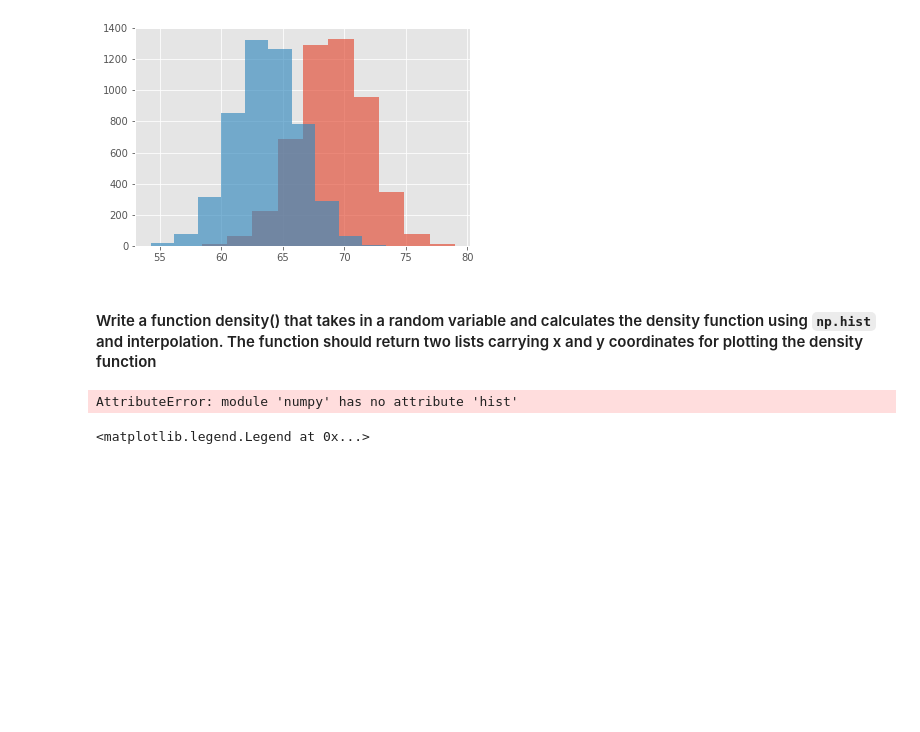
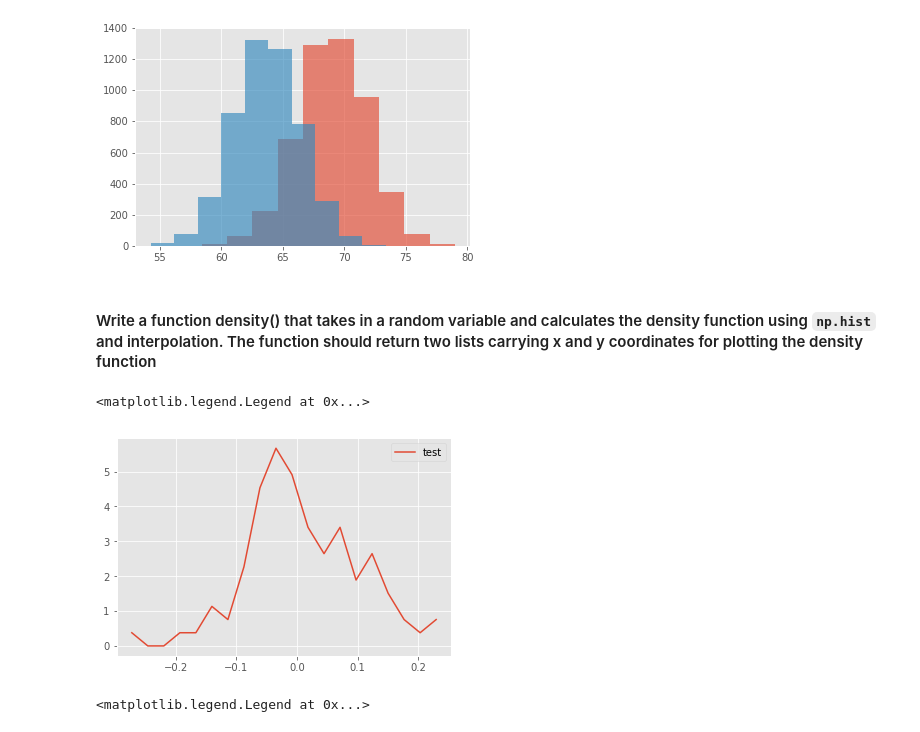
Before and after one commit to maks-p/dsc-1-09-11-the-probability-density-function-lab-nyc-ds-career-031119, a Jupyter notebook: index.ipynb, the cells around one changed output. Cells and saved outputs as stored; diff of their text form; code cells hidden in the pictures; blank space fills up the shorter version.

```diff
--- a/index.ipynb
+++ b/index.ipynb
@@ -68,28 +68,29 @@ _ = plt.hist(df_female['Height'], bins=10, alpha=0.65)
 # %%
 def density(x):
 
-    n, bins = np.hist(x, 20, density=1)
+    n, bins = np.histogram(x, 20, density=1)
 
     pdfx = np.zeros(n.size)
     pdfy = np.zeros(n.size)
 
     for k in range(n.size):
         pdfx[k] = 0.5 * (bins[k] + bins[k+1])
         pdfy[k] = n[k]
 
     return pdfx, pdfy
 
 
 
 # Generate test data and test the function - uncomment to run the test
 np.random.seed(5)
 mu, sigma = 0, 0.1 # mean and standard deviation
 s = np.random.normal(mu, sigma, 100)
 x,y = density(s)
 plt.plot(x,y, label = 'test')
 plt.legend()
 # %% [output]
-AttributeError: module 'numpy' has no attribute 'hist'
+<matplotlib.legend.Legend at 0x...>
+[figure, added]
 # %%
 # %% [output]
 <matplotlib.legend.Legend at 0x...>
```
